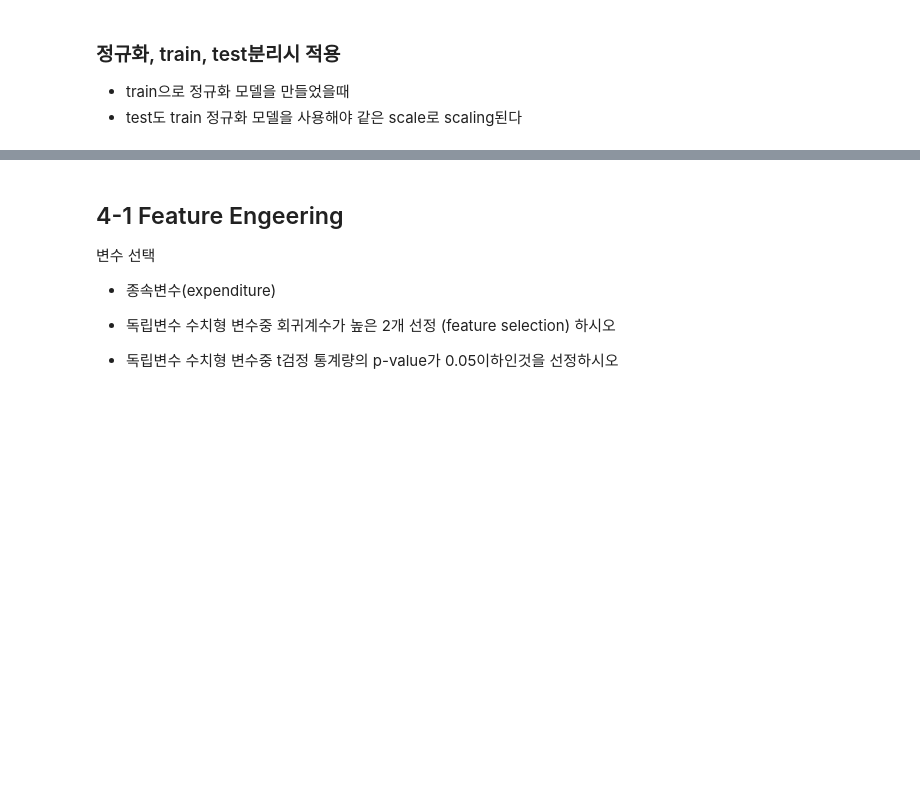
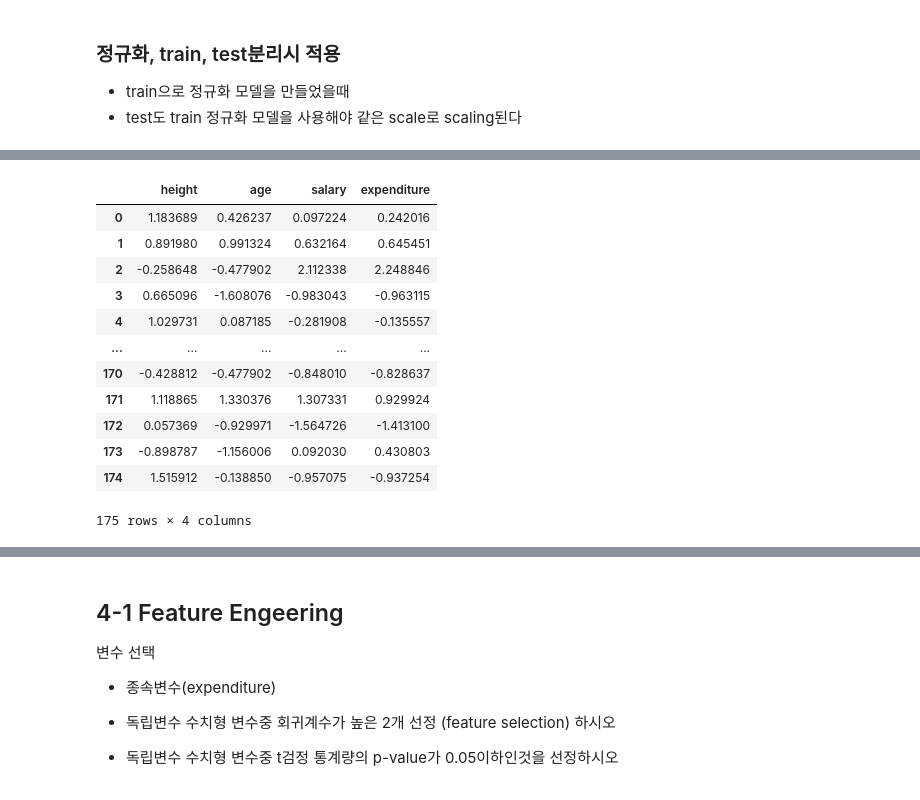
Before and after one commit to DevKelvin7/AI_Basic, a Jupyter notebook: [Workbook]ch5 선형회귀 및 특성공학.ipynb, the cells around one changed output, grey strips where cells are left out. Saved outputs shown, nothing was run; the diff lists cells and outputs as text; code cells hidden in the pictures; blank space fills up the shorter version.

```diff
--- a/[Workbook]ch5 선형회귀 및 특성공학.ipynb
+++ b/[Workbook]ch5 선형회귀 및 특성공학.ipynb
@@ -817,4 +881,13 @@ from sklearn.preprocessing import StandardScaler
 # %%
 # train에 대해 transform을 실행하여 train data를 StandardScaling
+sc_tran = sc_stan1.transform(df_n1)
+sc_tran_te = sc_stan2.transform(df_n2)
+sc_tran[:5]
+df_n2 = df_train1[['height','age','salary','expenditure']]
 # %%
 # test data는 traind의 StandardScaler를 적용해 transform
+sc_tran_te = sc_stan1.transform(df_n2)
+# %%
+# train data df화
+df_train_std = pd.DataFrame(sc_tran, columns =df_n1.columns)
+df_train_std[:5]
@@ -821 +901,19 @@ from sklearn.preprocessing import StandardScaler
+# %%
+# test data df화
+df_test_std = pd.DataFrame(sc_tran_te, columns =df_n2.columns)
+df_train_std
+# %% [output]
+|  | height | age | salary | expenditure |
+| 0 | 1.183689 | 0.426237 | 0.097224 | 0.242016 |
+| 1 | 0.891980 | 0.991324 | 0.632164 | 0.645451 |
+| 2 | -0.258648 | -0.477902 | 2.112338 | 2.248846 |
+| 3 | 0.665096 | -1.608076 | -0.983043 | -0.963115 |
+| 4 | 1.029731 | 0.087185 | -0.281908 | -0.135557 |
+| ... | ... | ... | ... | ... |
+| 170 | -0.428812 | -0.477902 | -0.848010 | -0.828637 |
+| 171 | 1.118865 | 1.330376 | 1.307331 | 0.929924 |
+| 172 | 0.057369 | -0.929971 | -1.564726 | -1.413100 |
+| 173 | -0.898787 | -1.156006 | 0.092030 | 0.430803 |
+| 174 | 1.515912 | -0.138850 | -0.957075 | -0.937254 |
+175 rows × 4 columns
 # %%
```
Also changed, not shown: parts of 73 cells of this notebook, 1 other file.
